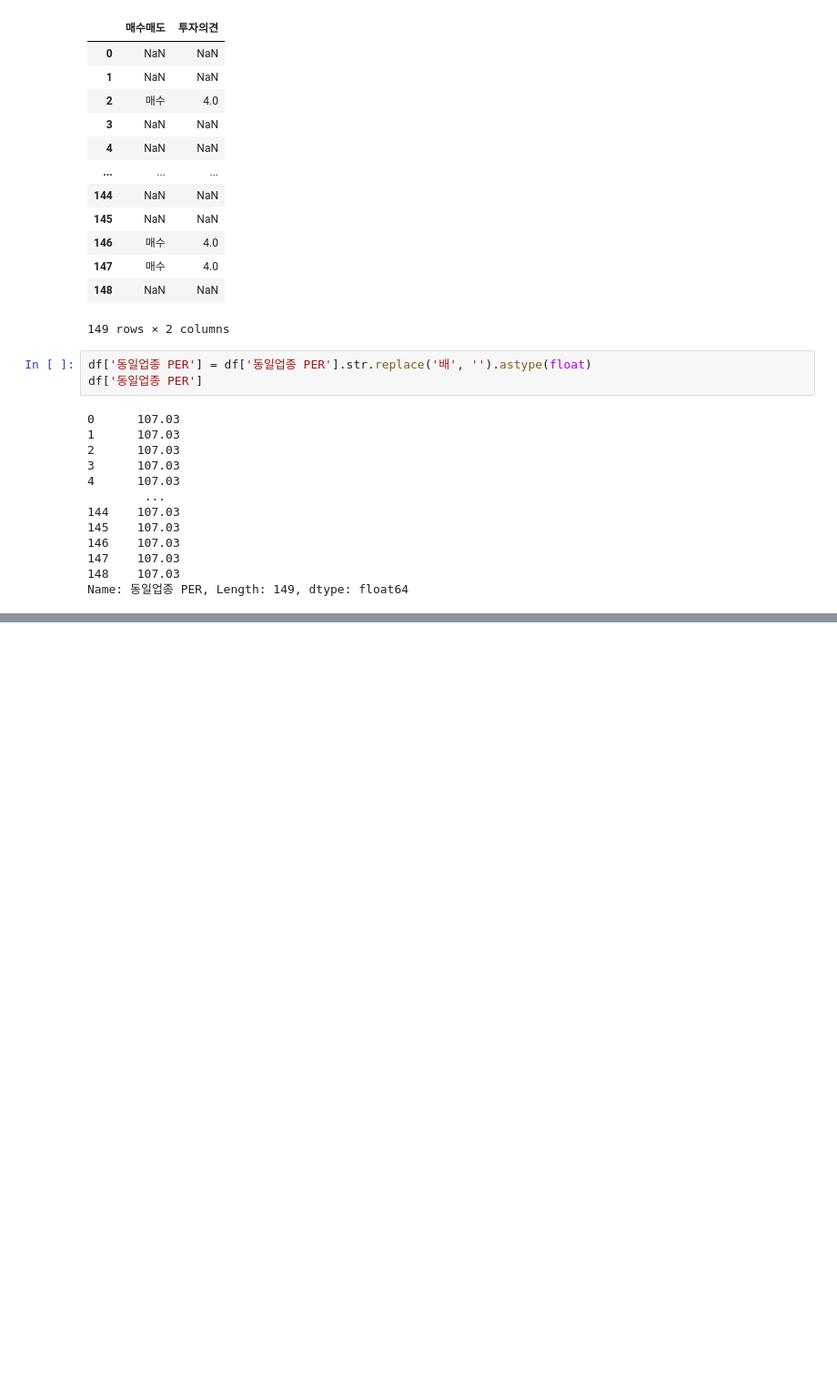
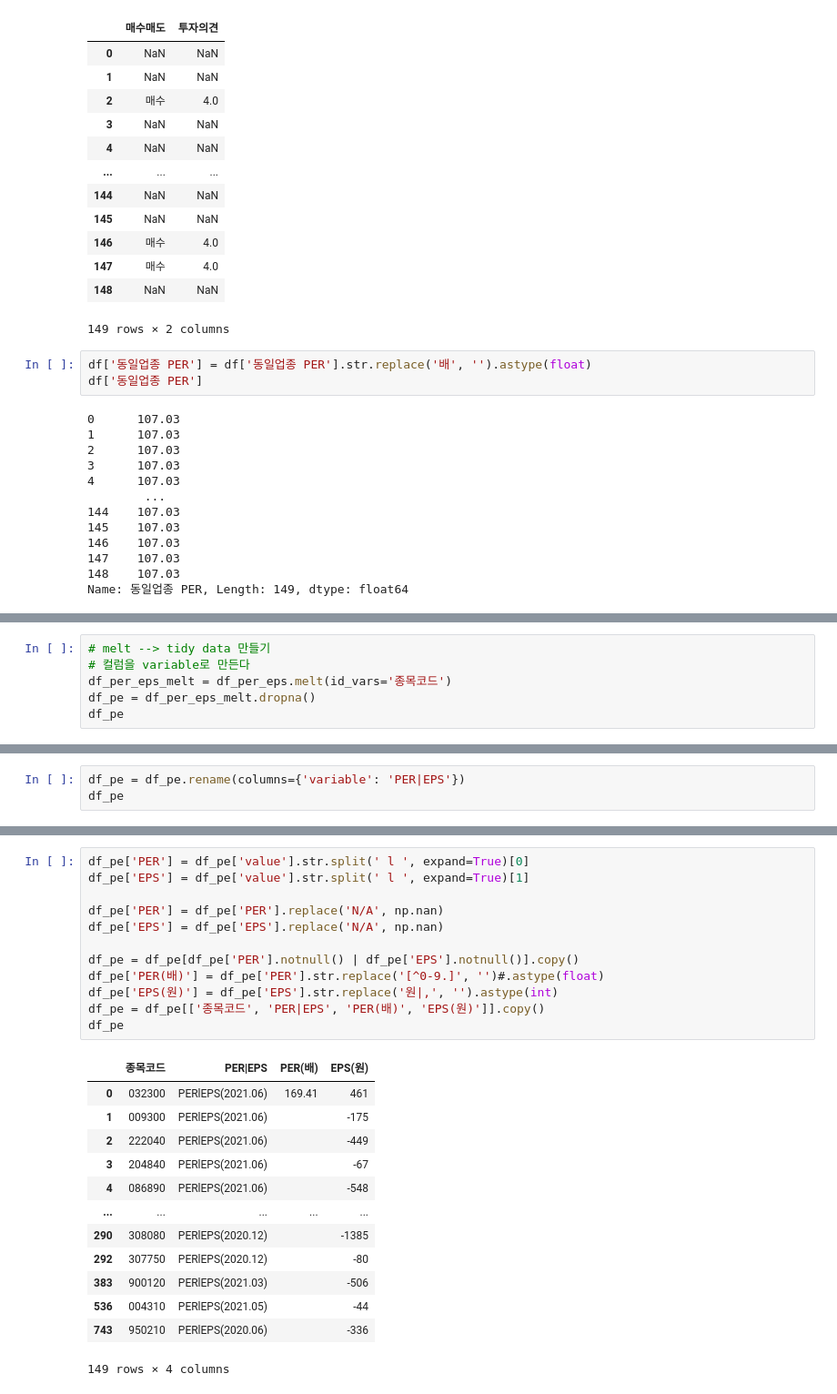
Before and after one commit to SanghunYun95/Finding_signal_and_noise, a Jupyter notebook: category_preprocessing_2.ipynb, the cells around one changed output, grey strips where cells are left out. Shown: that part at 91% size. Cells and saved outputs as stored; diff of their text form; blank space fills up the shorter version.

```diff
--- a/category_preprocessing_2.ipynb
+++ b/category_preprocessing_2.ipynb
@@ -137,0 +156,6 @@ Name: 동일업종 PER, Length: 149, dtype: float64
+# %%
+# melt --> tidy data 만들기
+# 컬럼을 variable로 만든다
+df_per_eps_melt = df_per_eps.melt(id_vars='종목코드')
+df_pe = df_per_eps_melt.dropna()
+df_pe
@@ -137,0 +176,3 @@ Name: 동일업종 PER, Length: 149, dtype: float64
+# %%
+df_pe = df_pe.rename(columns={'variable': 'PER|EPS'})
+df_pe
@@ -137,0 +193,26 @@ Name: 동일업종 PER, Length: 149, dtype: float64
+# %%
+df_pe['PER'] = df_pe['value'].str.split(' l ', expand=True)[0]
+df_pe['EPS'] = df_pe['value'].str.split(' l ', expand=True)[1]
+
+df_pe['PER'] = df_pe['PER'].replace('N/A', np.nan)
+df_pe['EPS'] = df_pe['EPS'].replace('N/A', np.nan)
+
+df_pe = df_pe[df_pe['PER'].notnull() | df_pe['EPS'].notnull()].copy()
+df_pe['PER(배)'] = df_pe['PER'].str.replace('[^0-9.]', '')#.astype(float)
+df_pe['EPS(원)'] = df_pe['EPS'].str.replace('원|,', '').astype(int)
+df_pe = df_pe[['종목코드', 'PER|EPS', 'PER(배)', 'EPS(원)']].copy()
+df_pe
+# %% [output]
+|  | 종목코드 | PER|EPS | PER(배) | EPS(원) |
+| 0 | 032300 | PERlEPS(2021.06) | 169.41 | 461 |
+| 1 | 009300 | PERlEPS(2021.06) |  | -175 |
+| 2 | 222040 | PERlEPS(2021.06) |  | -449 |
+| 3 | 204840 | PERlEPS(2021.06) |  | -67 |
+| 4 | 086890 | PERlEPS(2021.06) |  | -548 |
+| ... | ... | ... | ... | ... |
+| 290 | 308080 | PERlEPS(2020.12) |  | -1385 |
+| 292 | 307750 | PERlEPS(2020.12) |  | -80 |
+| 383 | 900120 | PERlEPS(2021.03) |  | -506 |
+| 536 | 004310 | PERlEPS(2021.05) |  | -44 |
+| 743 | 950210 | PERlEPS(2020.06) |  | -336 |
+149 rows × 4 columns
```
Also changed, not shown: parts of 9 cells of this notebook.
